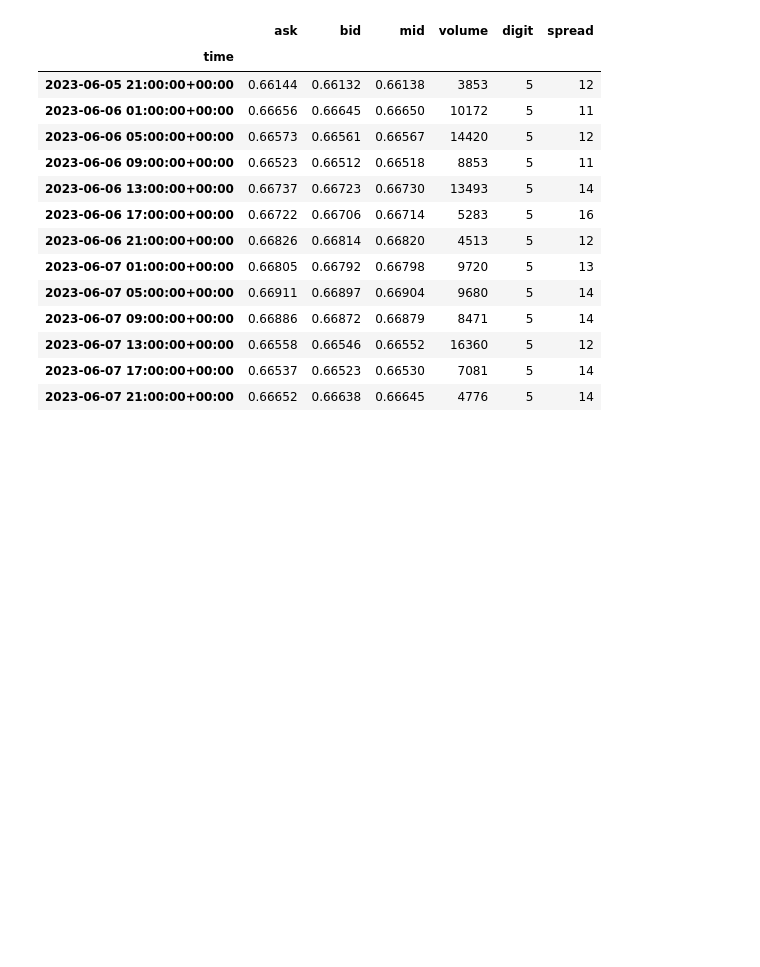
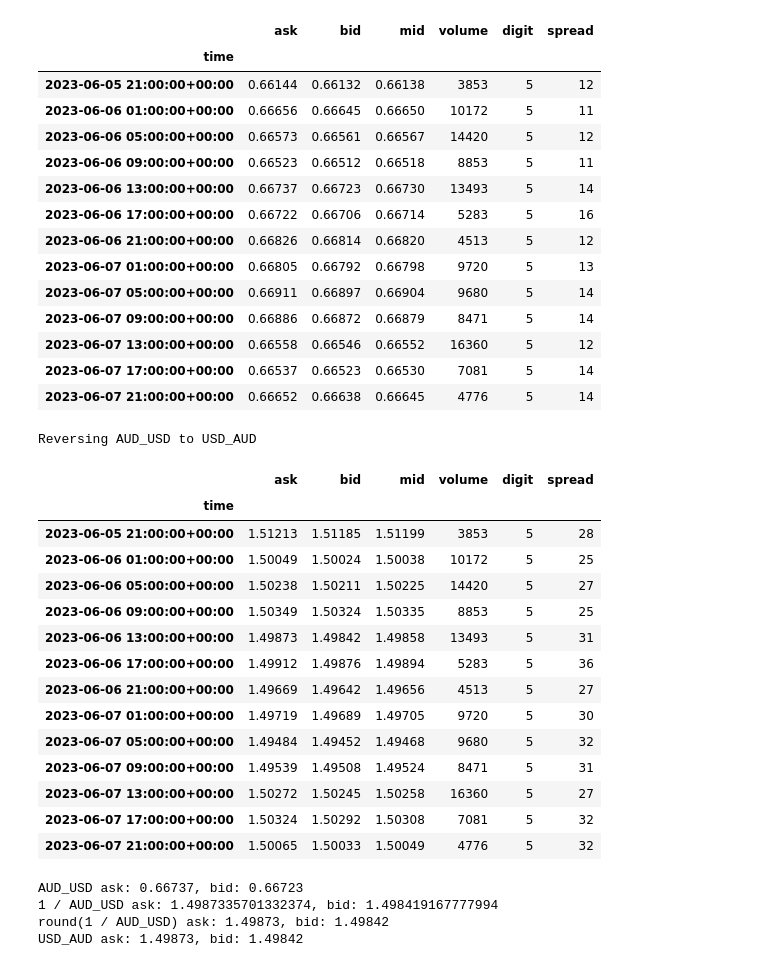
Before and after one commit to prakosd/algotrading, a Jupyter notebook: nb_ticker.ipynb, the cells around one changed output. Cells and saved outputs as stored; diff of their text form; code cells hidden in the pictures; blank space fills up the shorter version.

Commit message:
feat: add reverse method for ticker currency pair

```diff
--- a/nb_ticker.ipynb
+++ b/nb_ticker.ipynb
@@ -157,3 +157,38 @@ ticker_ab start date: 2023-06-06, end date: 2023-06-08
 | 2023-06-07 13:00:00+00:00 | 0.66558 | 0.66546 | 0.66552 | 16360 | 5 | 12 |
 | 2023-06-07 17:00:00+00:00 | 0.66537 | 0.66523 | 0.66530 | 7081 | 5 | 14 |
 | 2023-06-07 21:00:00+00:00 | 0.66652 | 0.66638 | 0.66645 | 4776 | 5 | 14 |
+# %%
+ticker_ba = ticker_ab.reverse()
+ticker_ba.get_data()
+# %% [output]
+Reversing AUD_USD to USD_AUD
+|  | ask | bid | mid | volume | digit | spread |
+| time |  |  |  |  |  |  |
+| 2023-06-05 21:00:00+00:00 | 1.51213 | 1.51185 | 1.51199 | 3853 | 5 | 28 |
+| 2023-06-06 01:00:00+00:00 | 1.50049 | 1.50024 | 1.50038 | 10172 | 5 | 25 |
+| 2023-06-06 05:00:00+00:00 | 1.50238 | 1.50211 | 1.50225 | 14420 | 5 | 27 |
+| 2023-06-06 09:00:00+00:00 | 1.50349 | 1.50324 | 1.50335 | 8853 | 5 | 25 |
+| 2023-06-06 13:00:00+00:00 | 1.49873 | 1.49842 | 1.49858 | 13493 | 5 | 31 |
+| 2023-06-06 17:00:00+00:00 | 1.49912 | 1.49876 | 1.49894 | 5283 | 5 | 36 |
+| 2023-06-06 21:00:00+00:00 | 1.49669 | 1.49642 | 1.49656 | 4513 | 5 | 27 |
+| 2023-06-07 01:00:00+00:00 | 1.49719 | 1.49689 | 1.49705 | 9720 | 5 | 30 |
+| 2023-06-07 05:00:00+00:00 | 1.49484 | 1.49452 | 1.49468 | 9680 | 5 | 32 |
+| 2023-06-07 09:00:00+00:00 | 1.49539 | 1.49508 | 1.49524 | 8471 | 5 | 31 |
+| 2023-06-07 13:00:00+00:00 | 1.50272 | 1.50245 | 1.50258 | 16360 | 5 | 27 |
+| 2023-06-07 17:00:00+00:00 | 1.50324 | 1.50292 | 1.50308 | 7081 | 5 | 32 |
+| 2023-06-07 21:00:00+00:00 | 1.50065 | 1.50033 | 1.50049 | 4776 | 5 | 32 |
+# %%
+i = 4
+df_ab = ticker_ab.get_data()
+print(f"AUD_USD ask: {df_ab.ask[i]}, bid: {df_ab.bid[i]}")
+
+print(f"1 / AUD_USD ask: {1 / df_ab.bid[i]}, bid: {1 / df_ab.ask[i]}")
+print(f"round(1 / AUD_USD) ask: {round(1 / df_ab.bid[i], df_ab.digit[i])}, bid: {round(1 / df_ab.ask[i], df_ab.digit[i])}")
+
+df_ba = ticker_ba.get_data()
+print(f"USD_AUD ask: {df_ba.ask[i]}, bid: {df_ba.bid[i]}")
+# %% [output]
+AUD_USD ask: 0.66737, bid: 0.66723
+1 / AUD_USD ask: 1.4987335701332374, bid: 1.498419167777994
+round(1 / AUD_USD) ask: 1.49873, bid: 1.49842
+USD_AUD ask: 1.49873, bid: 1.49842
```
Also changed, not shown: parts of 1 cell of this notebook, 1 other file.
